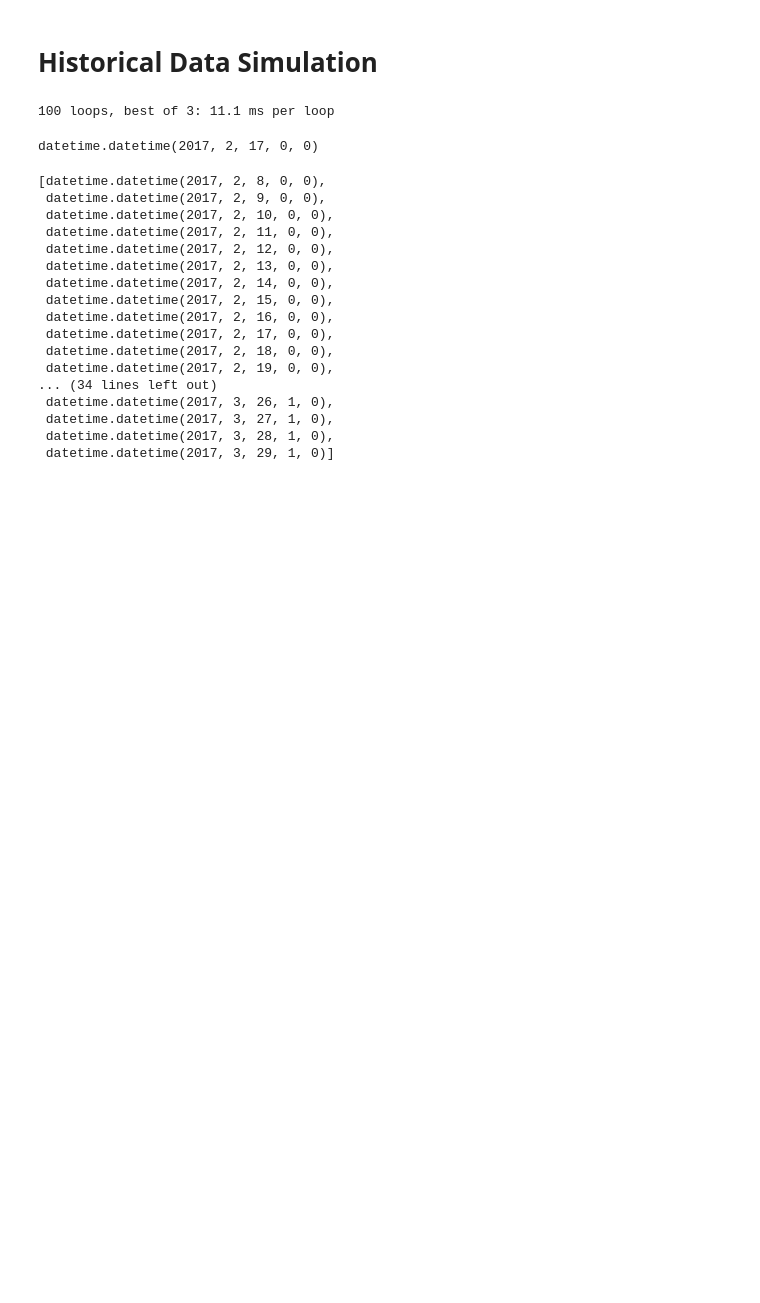
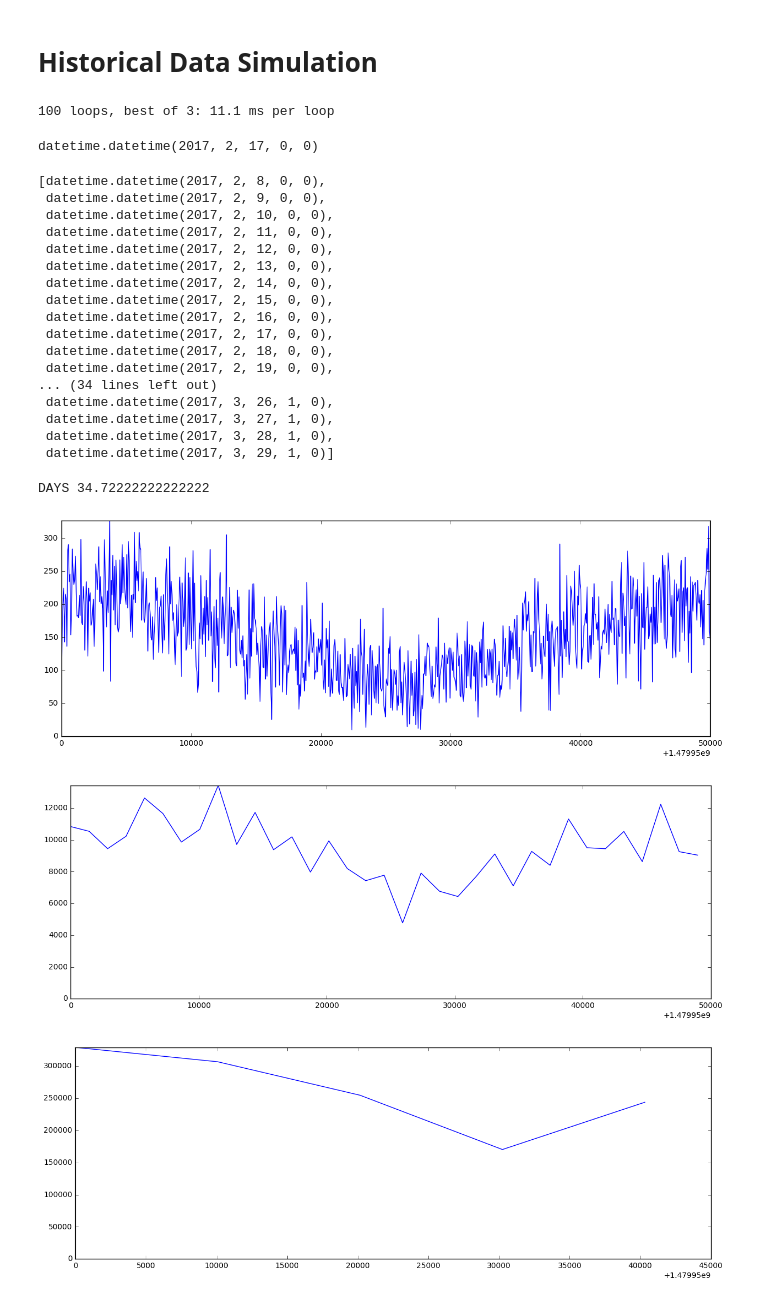
Before and after one commit to chadlagore/simple-servant, a Jupyter notebook: traffic_api/carsim/historicalsim.ipynb, the cells around one changed output. Saved outputs shown, nothing was run; the diff lists cells and outputs as text; code cells hidden in the pictures; blank space fills up the shorter version.

```diff
--- a/traffic_api/carsim/historicalsim.ipynb
+++ b/traffic_api/carsim/historicalsim.ipynb
@@ -142,0 +201,37 @@ sorted([datetime.fromtimestamp(int(i)) for i in rsp['data'].keys()])
+# %%
+start = 1479950000
+end = 1480000000
+id = 1
+
+hourly_result = mock_traffic(id=id, start_date=start, end_date=end, granularity="hourly")
+daily_result = mock_traffic(id=id, start_date=start, end_date=end, granularity="daily")
+weekly_result = mock_traffic(id=id, start_date=start, end_date=end, granularity="weekly")
+monthly_result = mock_traffic(id=id, start_date=start, end_date=end, granularity="monthly")
+yearly_result = mock_traffic(id=id, start_date=start, end_date=end, granularity="yearly")
+# %%
+print("DAYS {}".format((end-start) / (60*24)))
+# %% [output]
+DAYS 34.72222222222222
+# %%
+import matplotlib.pyplot as plt
+figsize(15,5)
+
+def plot_result(result):
+    x = list(result.keys())
+    y = list(result.values())
+
+    plt.plot(x, y)
+    plt.ylim(0, max(y))
+# %%
+plot_result(hourly_result)
+plt.show()
+
+plot_result(daily_result)
+plt.show()
+
+plot_result(weekly_result)
+plt.show()
+# %% [output]
+[figure, added]
+[figure, added]
+[figure, added]
```
Also changed, not shown: parts of 5 cells of this notebook, 1 other file.
